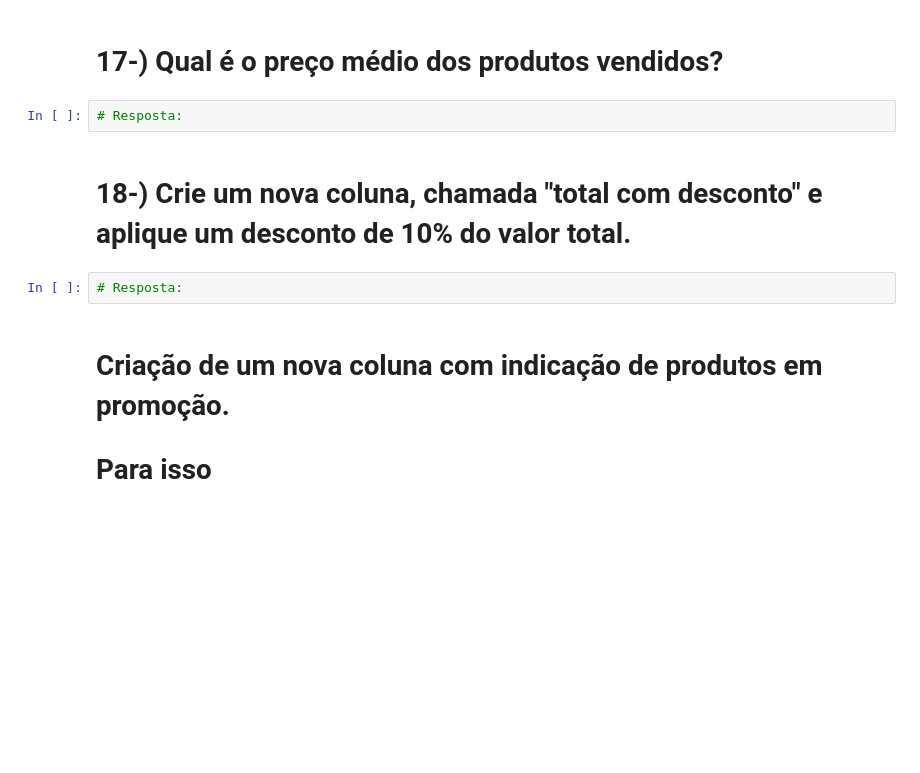
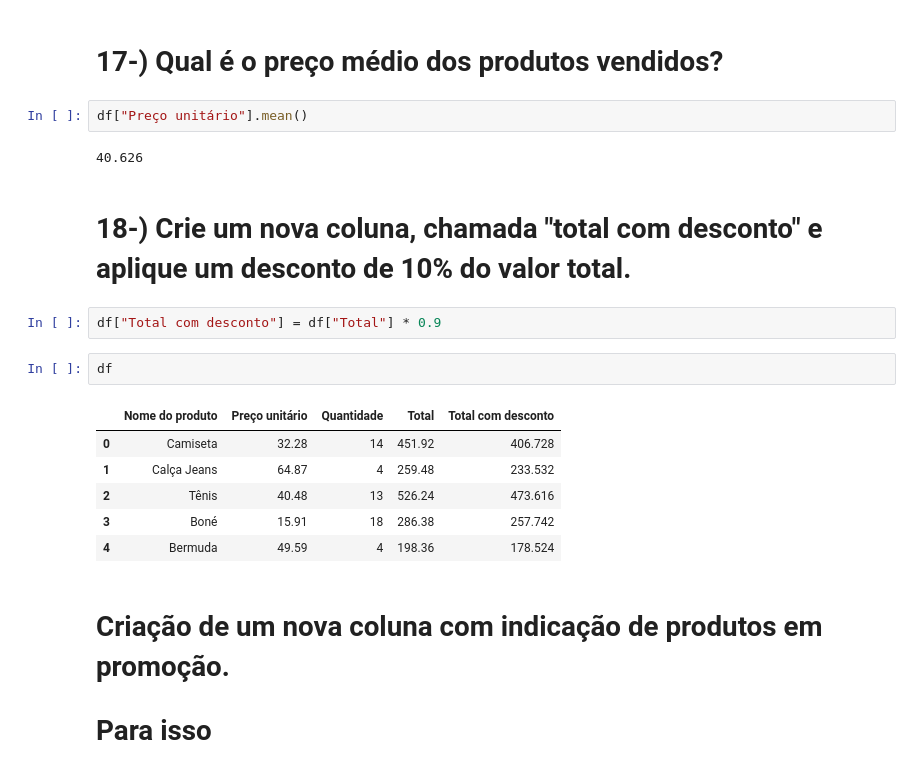
Before and after one commit to s1ms2l8/Revisao-Python, a Jupyter notebook: Atividade_Revisão_Python.ipynb, the cells around one changed output. Cells and saved outputs as stored; diff of their text form; blank space fills up the shorter version.

```diff
--- a/Atividade_Revisão_Python.ipynb
+++ b/Atividade_Revisão_Python.ipynb
@@ -382,11 +405,22 @@ Name: 4, dtype: object
 # %% [markdown]
 # **17-)** Qual é o preço médio dos produtos vendidos?
-# %%
-# Resposta:
+# %%
+df["Preço unitário"].mean()
+# %% [output]
+40.626
 # %% [markdown]
 # **18-)** Crie um nova coluna, chamada "total com desconto" e aplique um desconto de 10% do valor total.
-# %%
-# Resposta:
+# %%
+df["Total com desconto"] = df["Total"] * 0.9
+# %%
+df
+# %% [output]
+|  | Nome do produto | Preço unitário | Quantidade | Total | Total com desconto |
+| 0 | Camiseta | 32.28 | 14 | 451.92 | 406.728 |
+| 1 | Calça Jeans | 64.87 | 4 | 259.48 | 233.532 |
+| 2 | Tênis | 40.48 | 13 | 526.24 | 473.616 |
+| 3 | Boné | 15.91 | 18 | 286.38 | 257.742 |
+| 4 | Bermuda | 49.59 | 4 | 198.36 | 178.524 |
 # %% [markdown]
 # Criação de um nova coluna com indicação de produtos em promoção.
 # Para isso
```
Also changed, not shown: parts of 20 cells of this notebook.
